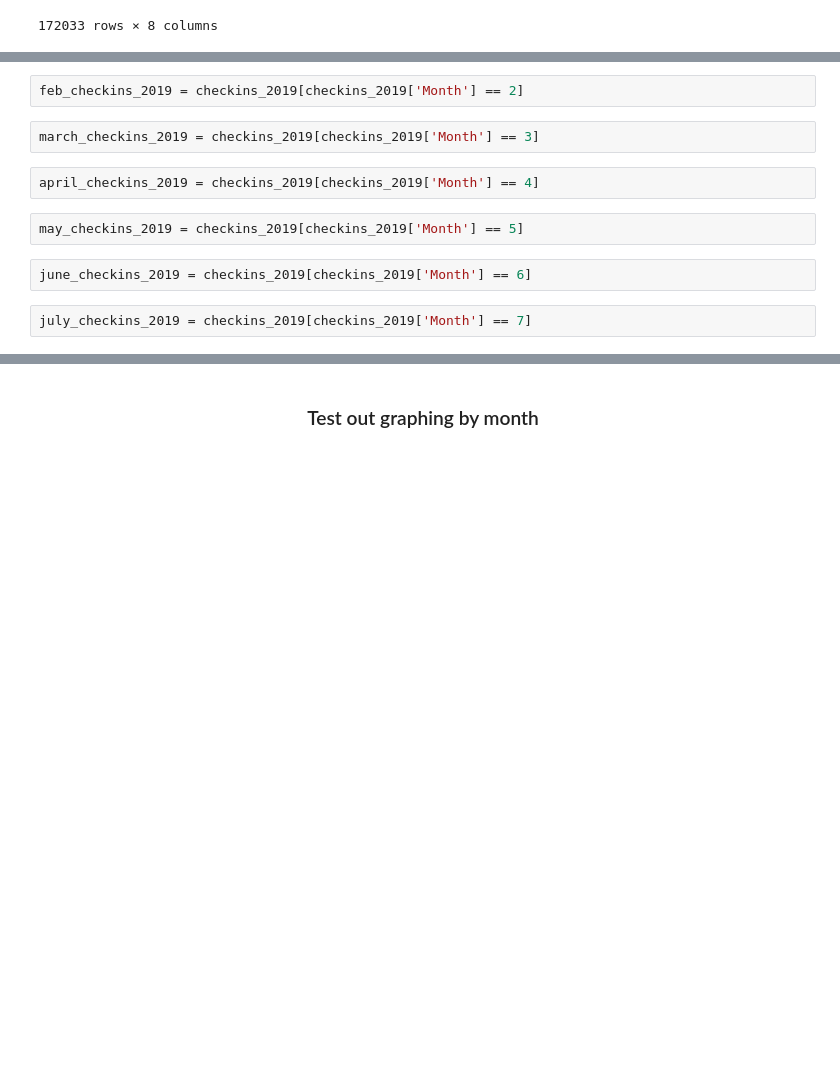
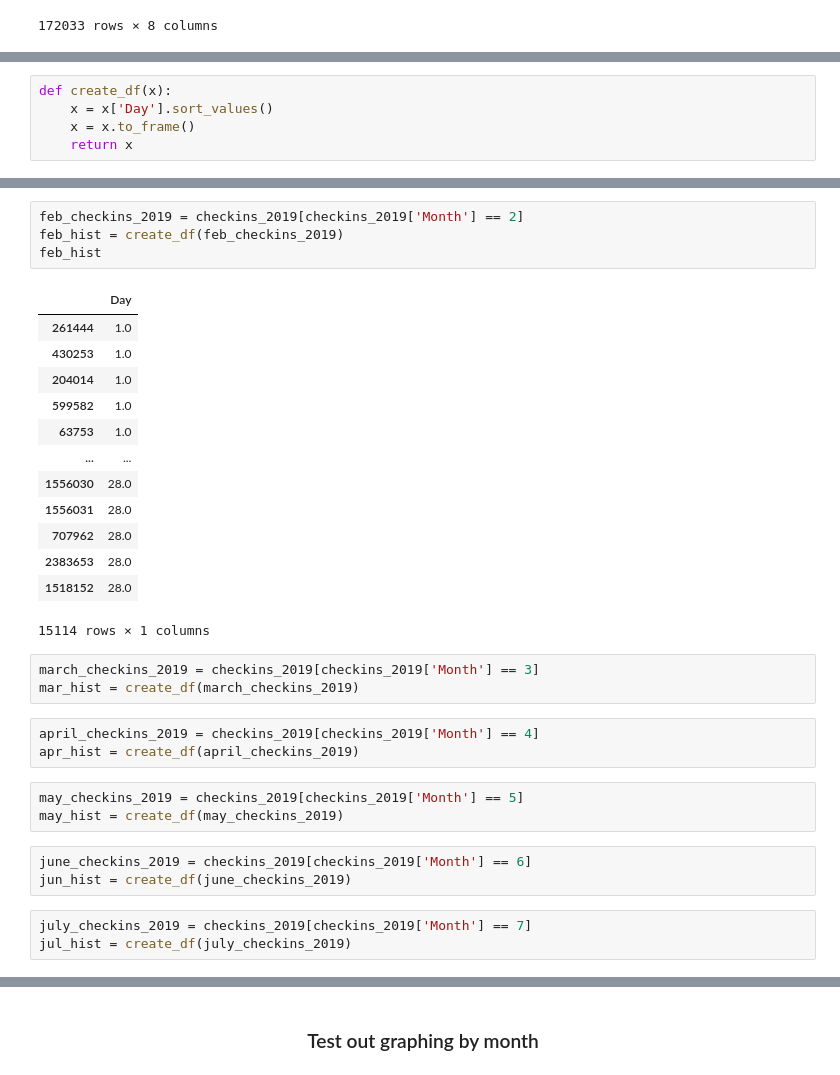
Before and after one commit to egitit/Yelp_Business_Check-ins_and_The-Weather, a Jupyter notebook: yelp_checkin_eda.ipynb, the cells around one changed output, grey strips where cells are left out. Saved outputs shown, nothing was run; the diff lists cells and outputs as text; blank space fills up the shorter version.

```diff
--- a/yelp_checkin_eda.ipynb
+++ b/yelp_checkin_eda.ipynb
@@ -505,2 +374,7 @@ checkins_2019
+# %%
+def create_df(x):
+    x = x['Day'].sort_values()
+    x = x.to_frame()
+    return x
 # %%
 jan_checkins_2019 = checkins_2019[checkins_2019['Month'] == 1]
@@ -523,15 +396,36 @@ jan_checkins_2019
 15999 rows × 1 columns
 # %%
 feb_checkins_2019 = checkins_2019[checkins_2019['Month'] == 2]
+feb_hist = create_df(feb_checkins_2019)
+feb_hist
+# %% [output]
+|  | Day |
+| 261444 | 1.0 |
+| 430253 | 1.0 |
+| 204014 | 1.0 |
+| 599582 | 1.0 |
+| 63753 | 1.0 |
+| ... | ... |
+| 1556030 | 28.0 |
+| 1556031 | 28.0 |
+| 707962 | 28.0 |
+| 2383653 | 28.0 |
+| 1518152 | 28.0 |
+15114 rows × 1 columns
 # %%
 march_checkins_2019 = checkins_2019[checkins_2019['Month'] == 3]
+mar_hist = create_df(march_checkins_2019)
 # %%
 april_checkins_2019 = checkins_2019[checkins_2019['Month'] == 4]
+apr_hist = create_df(april_checkins_2019)
 # %%
 may_checkins_2019 = checkins_2019[checkins_2019['Month'] == 5]
+may_hist = create_df(may_checkins_2019)
 # %%
 june_checkins_2019 = checkins_2019[checkins_2019['Month'] == 6]
+jun_hist = create_df(june_checkins_2019)
 # %%
 july_checkins_2019 = checkins_2019[checkins_2019['Month'] == 7]
+jul_hist = create_df(july_checkins_2019)
 # %%
 august_checkins_2019 = checkins_2019[checkins_2019['Month'] == 8]
```
Also changed, not shown: parts of 57 cells of this notebook, 2 other files.
